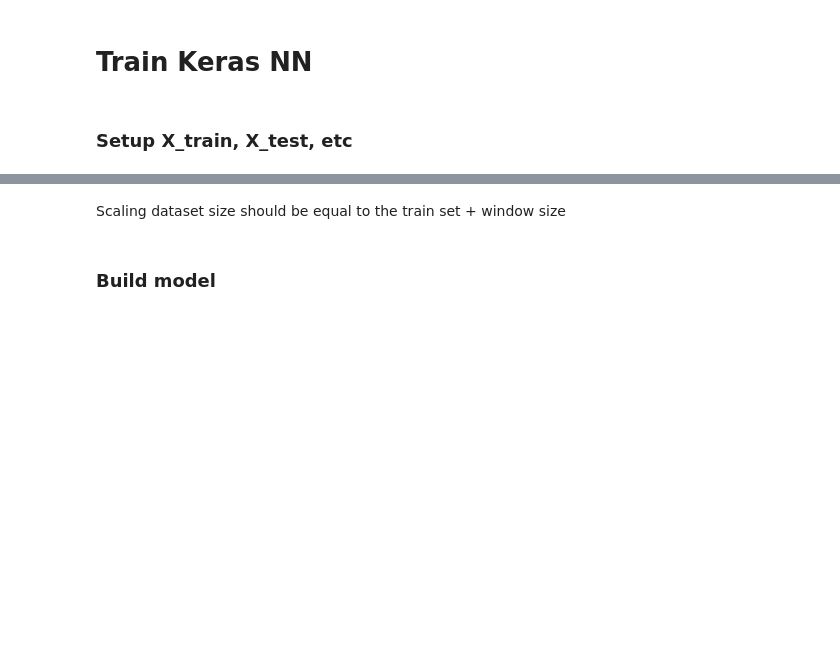
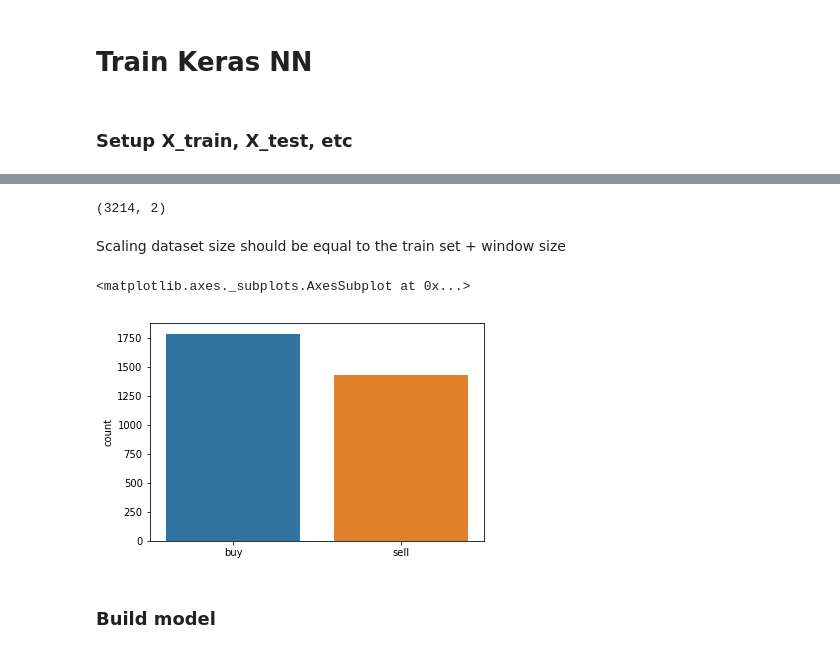
Before and after one commit to minimalgeek/DeepLearning, a Jupyter notebook: Stock/notebooks/04_collect_best_trade_possibilities.ipynb, the cells around one changed output, grey strips where cells are left out. Cells and saved outputs as stored; diff of their text form; code cells hidden in the pictures; blank space fills up the shorter version.

```diff
--- a/Stock/notebooks/04_collect_best_trade_possibilities.ipynb
+++ b/Stock/notebooks/04_collect_best_trade_possibilities.ipynb
@@ -81,7 +98,7 @@ class TradeDTO:
             self.price_diff)
 
     def to_label(self):
-        return self.direction + '_' + ('L' if self.hold_days > 5 else 'S')
+        return self.direction# + '_' + ('BREAKOUT' if self.hold_days <= 1 else 'NOPE')
 # %% [markdown]
 ### Parameters for trade collecting
 # %%
@@ -91,7 +108,7 @@ hold_days_diff = max_hold_days - min_hold_days
 window = 30
 # %%
 positions = []
-for i in range(window, len(amzn)-max_hold_days):
+for i in range(window, len(amzn_pct)-max_hold_days):
     from_idx = i - window
     to_idx = i + 1
     pct_data_part = amzn_pct.iloc[from_idx:to_idx]
@@ -123,7 +162,11 @@ X.shape
 # %%
 lb = LabelBinarizer()
 y = lb.fit_transform([x.to_label() for x in positions])
+if y.shape[1] == 1:
+    y = np.hstack((y, 1 - y))
 y.shape
+# %% [output]
+(3214, 2)
 # %%
 X_train, X_test, y_train, y_test = train_test_split(X, y, test_size=test_size)
 # %% [markdown]
@@ -133,3 +174,8 @@ X_train.shape[0]+window == scale_to_idx
+# %%
+sns.countplot([x.to_label() for x in positions])
+# %% [output]
+<matplotlib.axes._subplots.AxesSubplot at 0x...>
+[figure, added]
 # %% [markdown]
 ### Build model
 # %%
```
Also changed, not shown: parts of 24 cells of this notebook.
